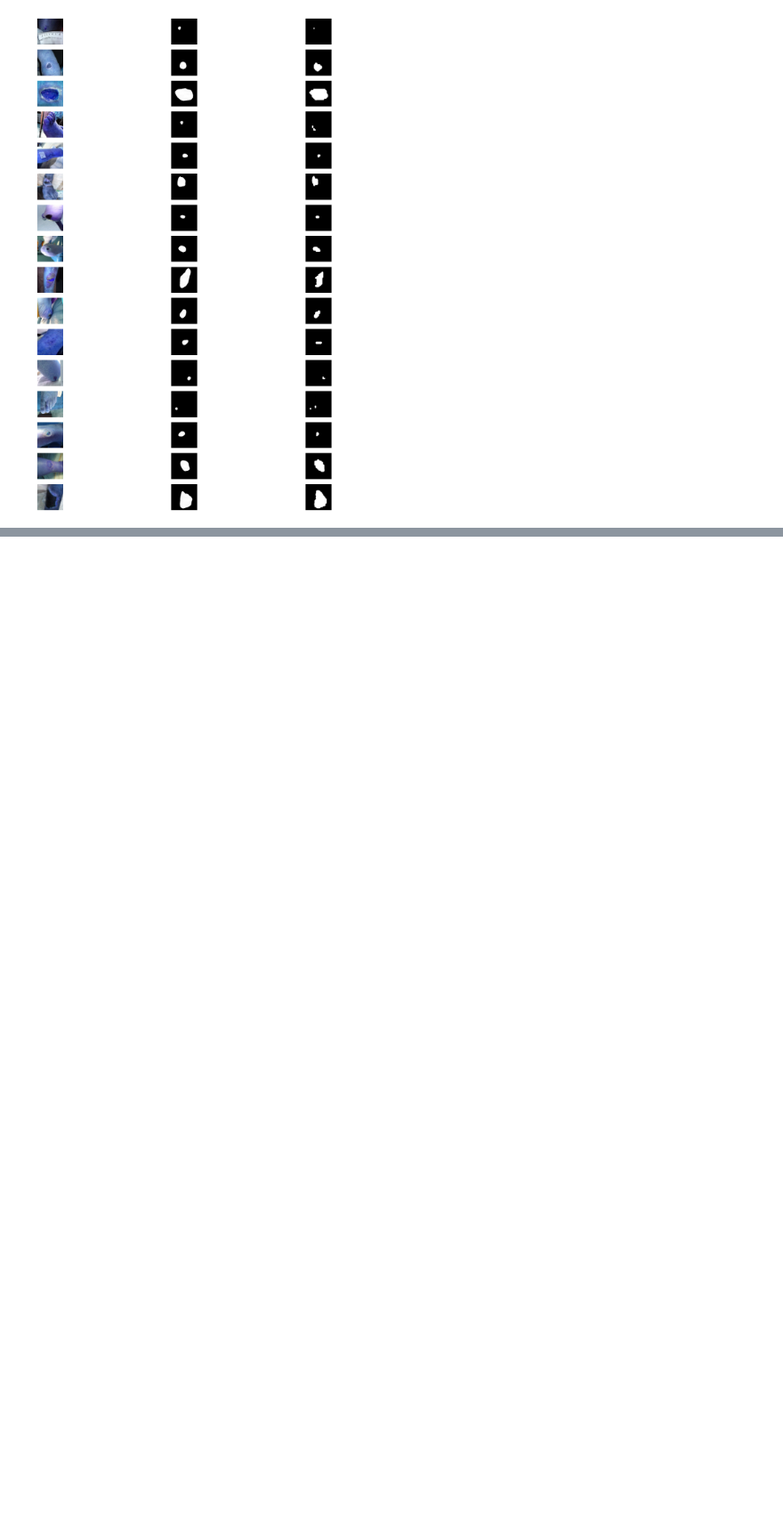
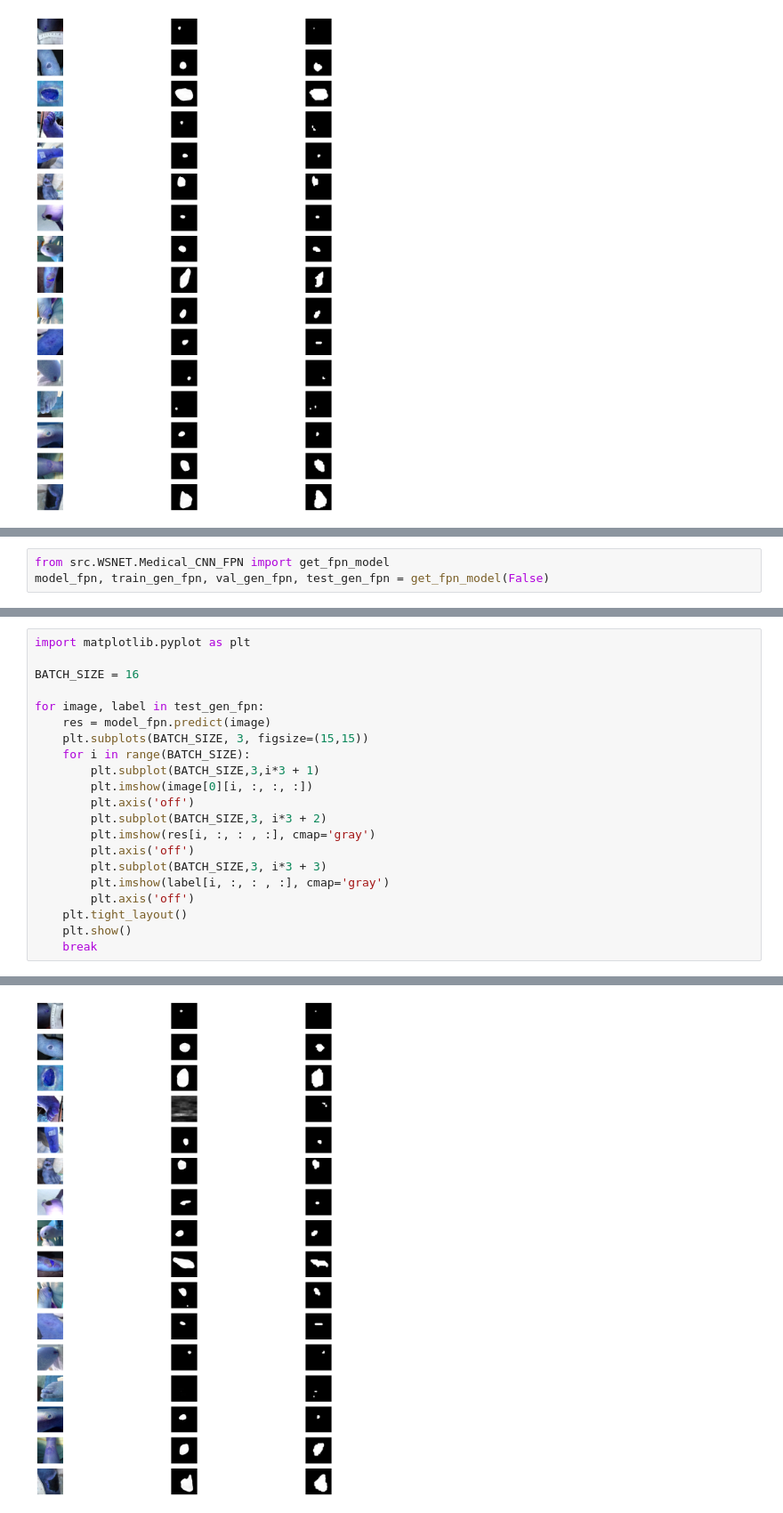
Before and after one commit to Zianor/DLIV-semantic-segmentation-of-wounds, a Jupyter notebook: src/WSNET_models.ipynb, the cells around one changed output, grey strips where cells are left out. Shown at 89% size. Saved outputs shown, nothing was run; the diff lists cells and outputs as text; blank space fills up the shorter version.

```diff
--- a/src/WSNET_models.ipynb
+++ b/src/WSNET_models.ipynb
@@ -351,0 +412,3 @@ for image, label in test_gen_unet:
+# %%
+from src.WSNET.Medical_CNN_FPN import get_fpn_model
+model_fpn, train_gen_fpn, val_gen_fpn, test_gen_fpn = get_fpn_model(False)
@@ -351,0 +443,22 @@ for image, label in test_gen_unet:
+# %%
+import matplotlib.pyplot as plt
+
+BATCH_SIZE = 16
+
+for image, label in test_gen_fpn:
+    res = model_fpn.predict(image)
+    plt.subplots(BATCH_SIZE, 3, figsize=(15,15))
+    for i in range(BATCH_SIZE):
+        plt.subplot(BATCH_SIZE,3,i*3 + 1)
+        plt.imshow(image[0][i, :, :, :])
+        plt.axis('off')
+        plt.subplot(BATCH_SIZE,3, i*3 + 2)
+        plt.imshow(res[i, :, : , :], cmap='gray')
+        plt.axis('off')
+        plt.subplot(BATCH_SIZE,3, i*3 + 3)
+        plt.imshow(label[i, :, : , :], cmap='gray')
+        plt.axis('off')
+    plt.tight_layout()
+    plt.show()
+    break
+# %% [output]
@@ -351,0 +467 @@ for image, label in test_gen_unet:
+[figure, added]
```
Also changed, not shown: parts of 8 cells of this notebook.
